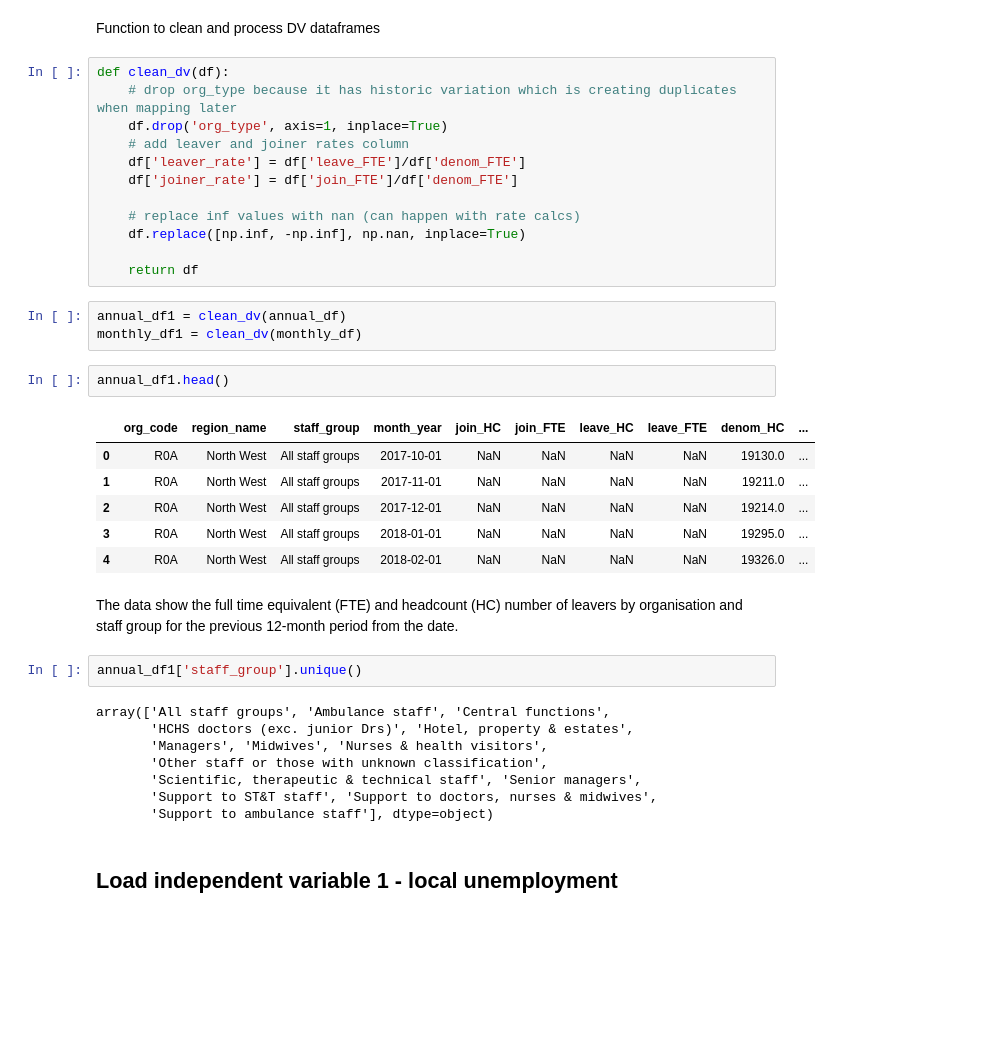
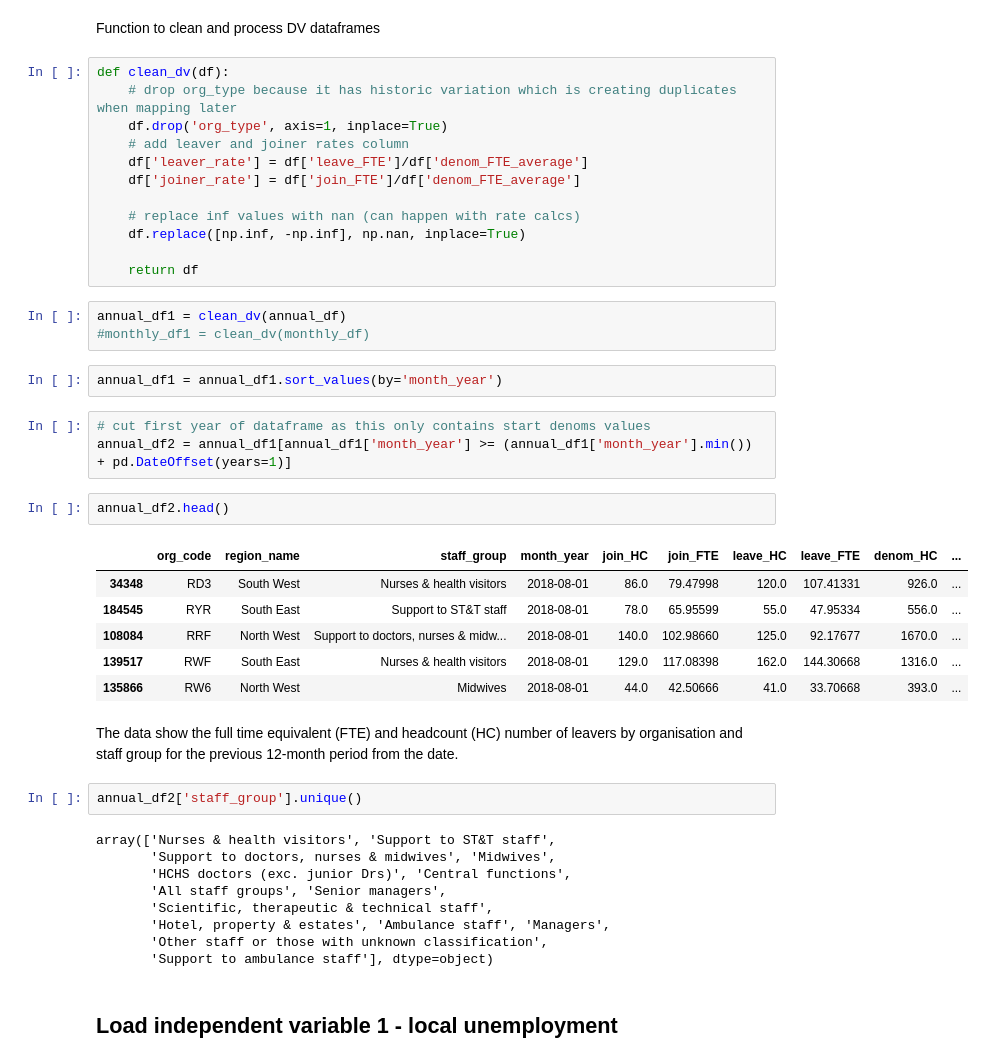
Before and after one commit to marierrogers/HSMAproject2023, a Jupyter notebook: 02_scripts/data_processing_for_dash.ipynb, the cells around one changed output. Saved outputs shown, nothing was run; the diff lists cells and outputs as text; blank space fills up the shorter version.

```diff
--- a/02_scripts/data_processing_for_dash.ipynb
+++ b/02_scripts/data_processing_for_dash.ipynb
@@ -57,8 +56,8 @@ def clean_dv(df):
     # drop org_type because it has historic variation which is creating duplicates when mapping later
     df.drop('org_type', axis=1, inplace=True)
     # add leaver and joiner rates column
-    df['leaver_rate'] = df['leave_FTE']/df['denom_FTE']
-    df['joiner_rate'] = df['join_FTE']/df['denom_FTE']
+    df['leaver_rate'] = df['leave_FTE']/df['denom_FTE_average']
+    df['joiner_rate'] = df['join_FTE']/df['denom_FTE_average']
 
     # replace inf values with nan (can happen with rate calcs)
     df.replace([np.inf, -np.inf], np.nan, inplace=True)
@@ -66,27 +65,33 @@ def clean_dv(df):
     return df
 # %%
 annual_df1 = clean_dv(annual_df)
-monthly_df1 = clean_dv(monthly_df)
+#monthly_df1 = clean_dv(monthly_df)
+# %%
+annual_df1 = annual_df1.sort_values(by='month_year')
+# %%
+# cut first year of dataframe as this only contains start denoms values
+annual_df2 = annual_df1[annual_df1['month_year'] >= (annual_df1['month_year'].min()) + pd.DateOffset(years=1)]
 # %%
-annual_df1.head()
+annual_df2.head()
 # %% [output]
 |  | org_code | region_name | staff_group | month_year | join_HC | join_FTE | leave_HC | leave_FTE | denom_HC | ... |
-| 0 | R0A | North West | All staff groups | 2017-10-01 | NaN | NaN | NaN | NaN | 19130.0 | ... |
-| 1 | R0A | North West | All staff groups | 2017-11-01 | NaN | NaN | NaN | NaN | 19211.0 | ... |
-| 2 | R0A | North West | All staff groups | 2017-12-01 | NaN | NaN | NaN | NaN | 19214.0 | ... |
-| 3 | R0A | North West | All staff groups | 2018-01-01 | NaN | NaN | NaN | NaN | 19295.0 | ... |
-| 4 | R0A | North West | All staff groups | 2018-02-01 | NaN | NaN | NaN | NaN | 19326.0 | ... |
+| 34348 | RD3 | South West | Nurses & health visitors | 2018-08-01 | 86.0 | 79.47998 | 120.0 | 107.41331 | 926.0 | ... |
+| 184545 | RYR | South East | Support to ST&T staff | 2018-08-01 | 78.0 | 65.95599 | 55.0 | 47.95334 | 556.0 | ... |
+| 108084 | RRF | North West | Support to doctors, nurses & midw... | 2018-08-01 | 140.0 | 102.98660 | 125.0 | 92.17677 | 1670.0 | ... |
+| 139517 | RWF | South East | Nurses & health visitors | 2018-08-01 | 129.0 | 117.08398 | 162.0 | 144.30668 | 1316.0 | ... |
+| 135866 | RW6 | North West | Midwives | 2018-08-01 | 44.0 | 42.50666 | 41.0 | 33.70668 | 393.0 | ... |
 # %% [markdown]
 The data show the full time equivalent (FTE) and headcount (HC) number of leavers by organisation and staff group for the previous 12-month period from the date.
 # %%
-annual_df1['staff_group'].unique()
+annual_df2['staff_group'].unique()
 # %% [output]
-array(['All staff groups', 'Ambulance staff', 'Central functions',
-       'HCHS doctors (exc. junior Drs)', 'Hotel, property & estates',
-       'Managers', 'Midwives', 'Nurses & health visitors',
+array(['Nurses & health visitors', 'Support to ST&T staff',
+       'Support to doctors, nurses & midwives', 'Midwives',
+       'HCHS doctors (exc. junior Drs)', 'Central functions',
+       'All staff groups', 'Senior managers',
+       'Scientific, therapeutic & technical staff',
+       'Hotel, property & estates', 'Ambulance staff', 'Managers',
        'Other staff or those with unknown classification',
-       'Scientific, therapeutic & technical staff', 'Senior managers',
-       'Support to ST&T staff', 'Support to doctors, nurses & midwives',
        'Support to ambulance staff'], dtype=object)
 # %% [markdown]
 ## Load independent variable 1 - local unemployment
```
Also changed, not shown: parts of 11 cells of this notebook, 1 other file.
